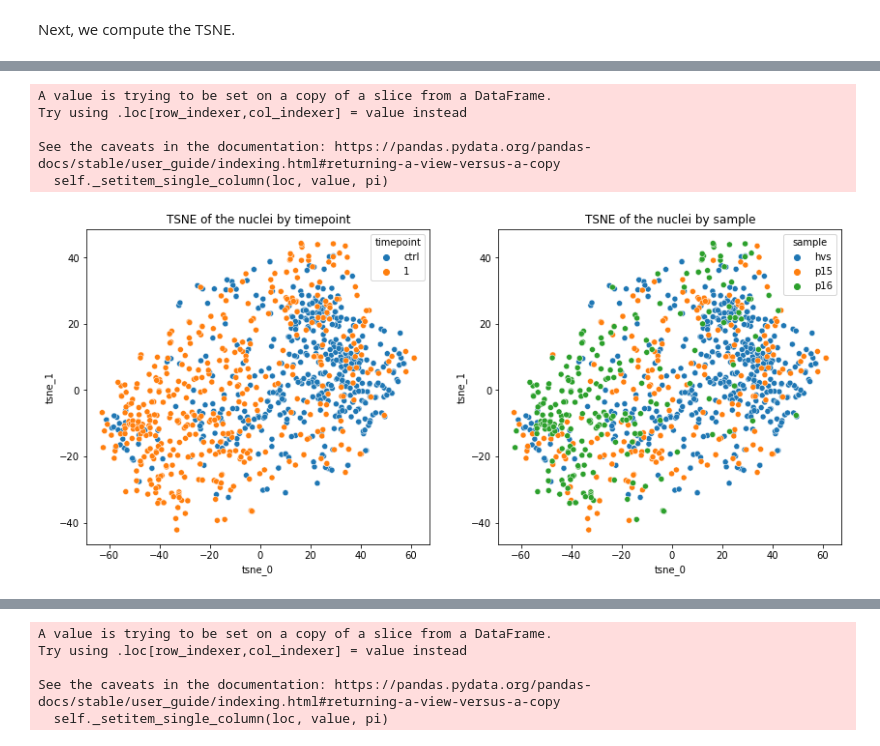
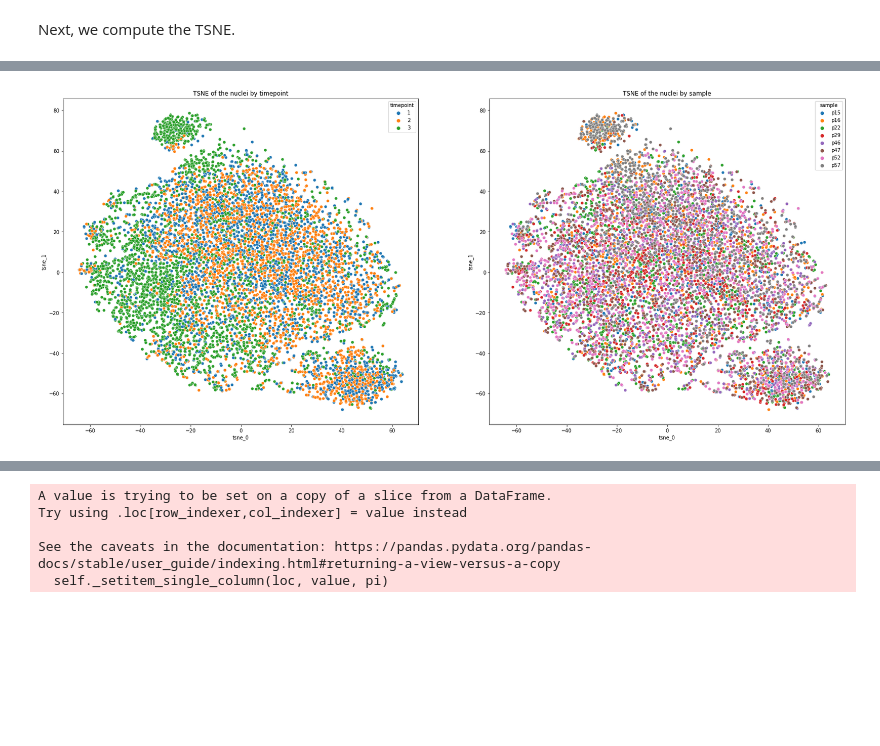
Before and after one commit to GVS-Lab/immune_cell_project, a Jupyter notebook: notebooks/pbmc/patients/marker/cancer_specific/eda_marker_glioma.ipynb, the cells around one changed output, grey strips where cells are left out. Drawn from its saved outputs; the diff is of its cells as text; code cells hidden in the pictures; blank space fills up the shorter version.

```diff
--- a/notebooks/pbmc/patients/marker/cancer_specific/eda_marker_glioma.ipynb
+++ b/notebooks/pbmc/patients/marker/cancer_specific/eda_marker_glioma.ipynb
@@ -74,9 +63,9 @@ hv_data.describe()
 # %%
-glioma_patients = ["p15", "p16"]
+glioma_patients = ["p15", "p16", "p22", "p29", "p46", "p47", "p52", "p57"]
 
-tp1_root_data_dir = "../../../../../data/pbmc_pt/marker/timepoint_1/"
-tp2_root_data_dir = "../../../../../data/pbmc_pt/marker/timepoint_2/"
-tp3_root_data_dir = "../../../../../data/pbmc_pt/marker/timepoint_3/"
+tp1_root_data_dir = "../../../../../data/glioma/marker/timepoint_1/"
+tp2_root_data_dir = "../../../../../data/glioma/marker/timepoint_2/"
+tp3_root_data_dir = "../../../../../data/glioma/marker/timepoint_3/"
 
 tp1_features = read_in_marker_dataset(
     data_dir=tp1_root_data_dir,
@@ -158,3 +160,8 @@ glioma_data.describe()
 # %%
-data = hv_data.append(glioma_data)
+data = glioma_data.copy()
+data["cd16"] = data["cd16"].map({0: "cd16-", 1: "cd16+"})
+data["cd4"] = data["cd4"].map({0: "cd4-", 1: "cd4+"})
+data["cd8"] = data["cd8"].map({0: "cd8-", 1: "cd8+"})
+data["celltype"] = data["cd4"] + data["cd8"] + data["cd16"]
+data.head()
 # %% [output]
@@ -162,6 +176,0 @@ data = hv_data.append(glioma_data)
-# %%
-data["cd8_cd4"] = np.repeat("cd8+", len(data))
-data.loc[(data["cd8"] == 0) & (data["cd4"] == 1), "cd8_cd4"] = "cd4+"
-data.loc[(data["cd8"] == 1) & (data["cd4"] == 1), "cd8_cd4"] = "++"
-data.loc[(data["cd8"] == 0) & (data["cd4"] == 0), "cd8_cd4"] = "--"
-data.head()
@@ -195,6 +196,8 @@ features = data._get_numeric_data().iloc[:, :-2]
 nmco_features = features.copy()
 nmco_features = nmco_features.loc[:, ~nmco_features.columns.str.contains("cd8")]
 nmco_features = nmco_features.loc[:, ~nmco_features.columns.str.contains("cd4")]
+nmco_features = nmco_features.loc[:, ~nmco_features.columns.str.contains("dna")]
+nmco_features = nmco_features.loc[:, ~nmco_features.columns.str.contains("cd16")]
 nmco_features.head()
 # %% [output]
 |  | min_calliper | max_calliper | smallest_largest_calliper | min_radius | max_radius | med_radius | avg_radius | ... |
@@ -254,30 +261,25 @@ tsne_embs.loc[:, "timepoint"] = np.array(data.loc[tsne_embs.index, "timepoint"])
 # %%
-tmp_embs = tsne_embs.loc[tsne_embs.loc[:, "timepoint"].isin(["ctrl", "1"])]
-fig, ax = plt.subplots(figsize=[14, 6], ncols=2)
+tmp_embs = tsne_embs.loc[tsne_embs.loc[:, "timepoint"].isin(["1", "2", "3"])]
+fig, ax = plt.subplots(figsize=[28, 12], ncols=2)
 ax = ax.flatten()
 ax[0] = sns.scatterplot(
     data=tmp_embs,
     x="tsne_0",
     y="tsne_1",
     hue="timepoint",
     ax=ax[0],
 )
 ax[0].set_title("TSNE of the nuclei by timepoint")
 tmp_embs.loc[(tmp_embs["timepoint"] == "ctrl"), "sample"] = "hvs"
 ax[1] = sns.scatterplot(
     data=tmp_embs,
     x="tsne_0",
     y="tsne_1",
     hue="sample",
     ax=ax[1],
 )
 ax[1].set_title("TSNE of the nuclei by sample")
 plt.show()
 # %% [output]
-A value is trying to be set on a copy of a slice from a DataFrame.
-Try using .loc[row_indexer,col_indexer] = value instead
-
-See the caveats in the documentation: https://pandas.pydata.org/pandas-docs/stable/user_guide/indexing.html#returning-a-view-versus-a-copy
-  self._setitem_single_column(loc, value, pi)
-[figure, old version]
+[figure, new version]
 [interactive output not drawn]
```
Also changed, not shown: parts of 29 cells of this notebook, 36 other files.
